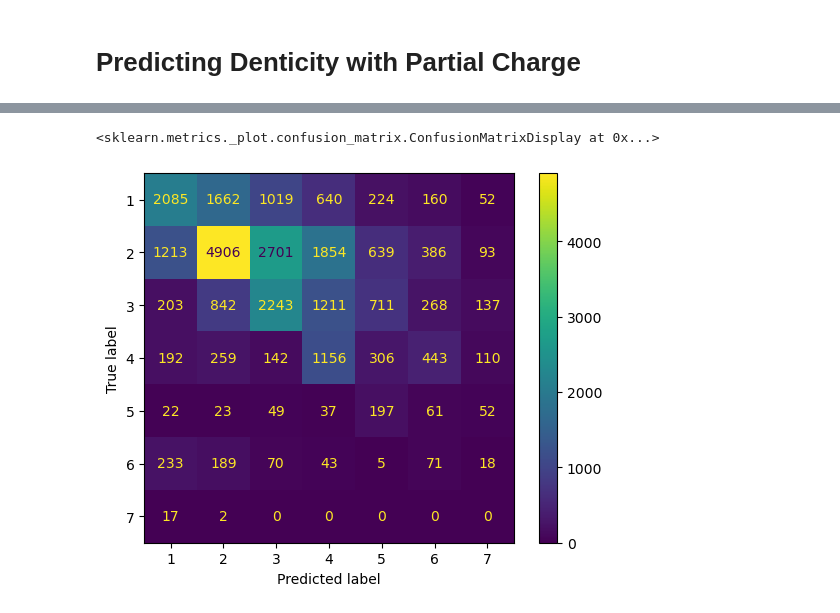
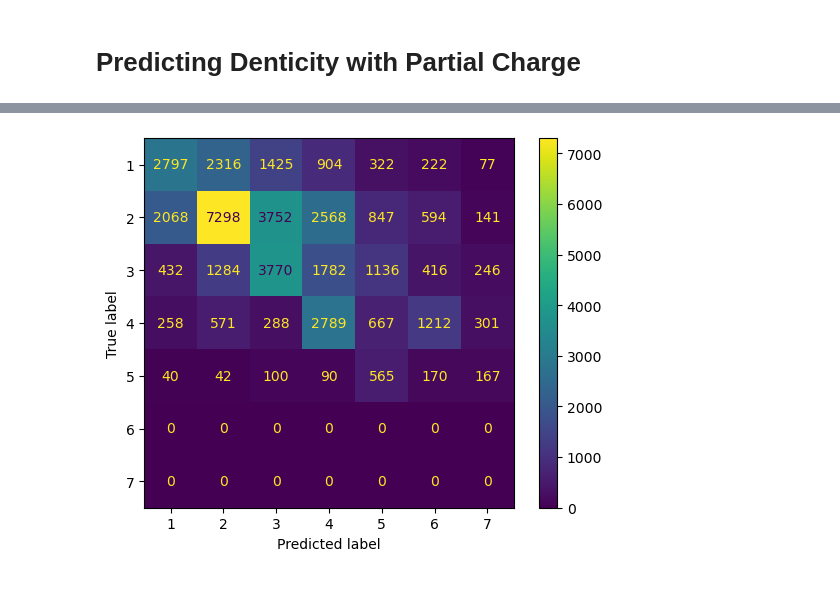
Before and after one commit to aarongarrison/coordination_prediction, a Jupyter notebook: heuristic_predictions.ipynb, the cells around one changed output, grey strips where cells are left out. Cells and saved outputs as stored; diff of their text form; code cells hidden in the pictures.

```diff
--- a/heuristic_predictions.ipynb
+++ b/heuristic_predictions.ipynb
@@ -8,7 +8,9 @@ import pickle
 from sklearn.metrics import confusion_matrix, ConfusionMatrixDisplay
 import matplotlib.pyplot as plt
 # %%
-with open('filtered_labels.pkl', 'rb') as f:
+with open('data/filtered_labels_smiles.pkl', 'rb') as f:
     filtered_labels = pickle.load(f)
-with open('filtered_mol_ls.pkl', 'rb') as f:
+with open('data/filtered_mol_ls_smiles.pkl', 'rb') as f:
     filtered_mol_ls = pickle.load(f)
+
+print(len(filtered_labels))
@@ -15,7 +19,7 @@ with open('filtered_mol_ls.pkl', 'rb') as f:
 # %% [markdown]
 # Predicting Denticity by Electronegative Atoms
 # %%
-true_denticities = [len(label) for label in filtered_labels]
+true_denticities = [sum(label) for label in filtered_labels]
 common_catoms = [7, 8, 9, 17, 35, 53]
 pred_denticities = [len([a.GetAtomicNum() for a in ligand.GetAtoms() if a.GetAtomicNum() in common_catoms])
                     for ligand in filtered_mol_ls]
@@ -23,4 +27,5 @@ pred_denticities = [len([a.GetAtomicNum() for a in ligand.GetAtoms() if a.GetAto
 cm = confusion_matrix(true_denticities, pred_denticities, labels=np.arange(1, 8))
 disp = ConfusionMatrixDisplay(confusion_matrix=cm, display_labels=np.arange(1, 8))
 disp.plot()
+plt.savefig('figures/electronegativity_cm.png', dpi=300)
 # %% [output]
@@ -89,7 +51,10 @@ charge_list = []
 label_list = []
 
 for idx, mol in tqdm(enumerate(filtered_mol_ls), total=len(filtered_mol_ls)):
-    molec_props = Chem.AllChem.MMFFGetMoleculeProperties(mol)
+    try:
+        molec_props = Chem.AllChem.MMFFGetMoleculeProperties(rdmolops.AddHs(mol))
+    except:
+        continue
     if molec_props:
         charges = np.array([molec_props.GetMMFFPartialCharge(i) for i, _ in enumerate(mol.GetAtoms())])
         charge_list.append(charges)
@@ -104,13 +71,13 @@ for idx, mol in tqdm(enumerate(filtered_mol_ls), total=len(filtered_mol_ls)):
 # %%
-true_denticities = [len(label) for label in label_list]
+true_denticities = [sum(label) for label in label_list]
 pred_denticities = [len(np.where(charges < -0.5)[0]) for charges in charge_list]
 
 cm = confusion_matrix(true_denticities, pred_denticities, labels=np.arange(1, 8))
 disp = ConfusionMatrixDisplay(confusion_matrix=cm, display_labels=np.arange(1, 8))
 disp.plot()
+plt.savefig('figures/partial_charge_cm.png', dpi=300)
 # %% [output]
-<sklearn.metrics._plot.confusion_matrix.ConfusionMatrixDisplay at 0x...>
-[figure, old version]
+[figure, new version]
 # %%
 num_correct = 0
 
```
Also changed, not shown: parts of 6 cells of this notebook, 1 other file.
